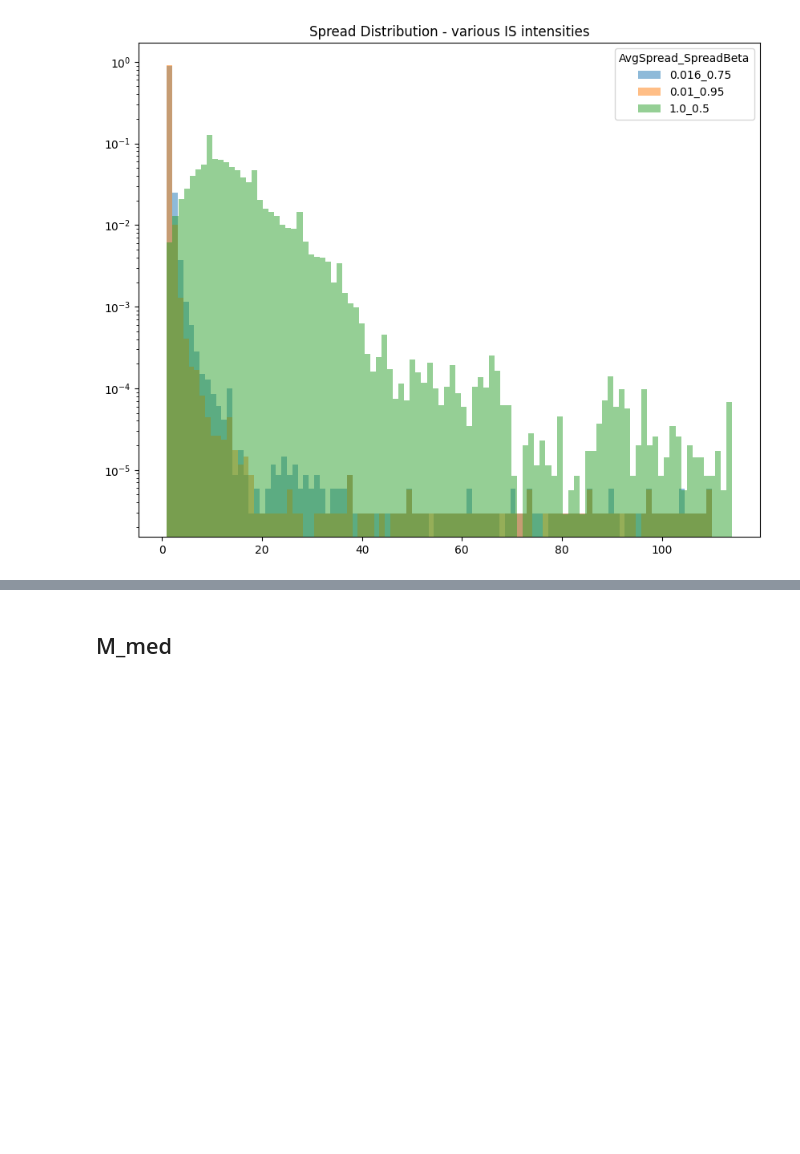
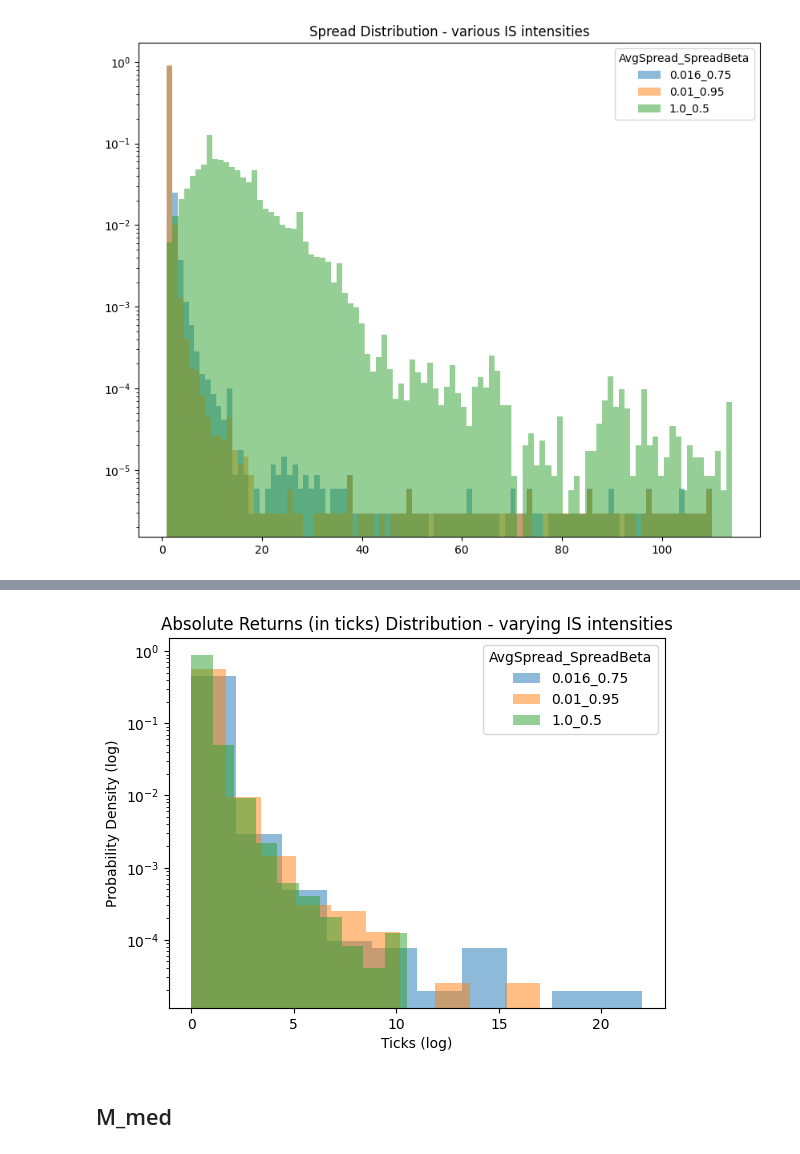
Before and after one commit to konqr/lobSimulations, a Jupyter notebook: src/backup/hawkes/experiments/toyModelSmallTick.ipynb, the cells around one changed output, grey strips where cells are left out. Saved outputs shown, nothing was run; the diff lists cells and outputs as text; code cells hidden in the pictures; blank space fills up the shorter version.

```diff
--- a/src/backup/hawkes/experiments/toyModelSmallTick.ipynb
+++ b/src/backup/hawkes/experiments/toyModelSmallTick.ipynb
@@ -456,3 +477,44 @@ plt.legend()
+# %%
+for fname in fnames:
+   if '_tickness_' in fname:
+        # if  fname.split('_')[-1] not in ['5', '20', '50']:
+        #     continue
+        l = fname.split('beta_')[-1]
+        if l in ['0.01_0.95', '0.016_0.75', '1.0_0.5']:
+            with open(path+'\\'+fname, 'rb') as f:
+                T, lob = pickle.load(f)
+            ask_t = []
+            bid_t = []
+            ask_d = []
+            bid_d= []
+            ask_m_D = []
+            bid_m_D = []
+            bid_m_D_1 = []
+            ask_m_D_1 = []
+            spread = []
+            for r in lob:
+                ask_t.append(r['Ask_touch'][0])
+                bid_t.append(r['Bid_touch'][0])
+
+            mid = (np.array(ask_t) + np.array(bid_t))/2
+            tau = 1
+            max_t = np.round(max(np.array(t) - 34200), decimals=0)
+            sample_x = np.linspace(0, max_t, int(max_t/tau))
+            idxs = np.searchsorted(np.array(t) - 34200, sample_x)[1:-1] - 1
+            sample_y = mid[idxs[idxs < len(mid)]]
+            rets = np.diff(sample_y)# np.exp(np.diff(np.log(sample_y))) - 1
+            plt.hist(np.abs(rets)*100, alpha = 0.5, density = True,  histtype = 'stepfilled', label = l)
+plt.legend(loc='upper right', title = 'AvgSpread_SpreadBeta')
+plt.yscale('log')
+plt.title('Absolute Returns (in ticks) Distribution - varying IS intensities')
+
+plt.xlabel('Ticks')
+plt.ylabel('Probability Density (log)')
+# plt.title('$m_T$ Distribution - varying sparsity $\hat{\eta}$')
+plt.savefig('D:\\PhD\\results - small tick\\ergStudy_IS_ret.png')
+plt.show()
+# %% [output]
+[figure, added]
 # %% [markdown]
 ## M_med
 # %%
```
Also changed, not shown: parts of 7 cells of this notebook, 1 other file.
